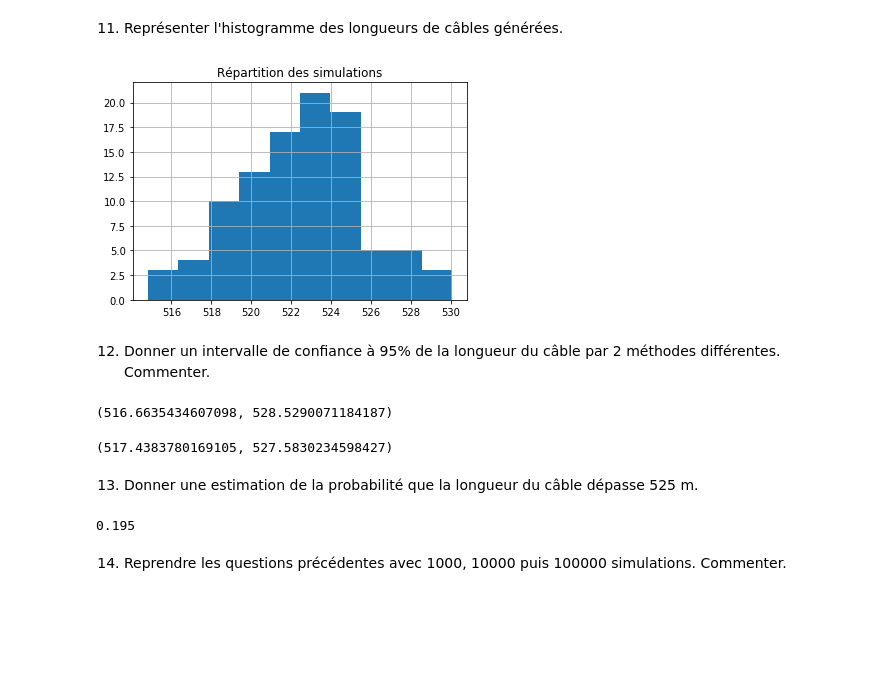
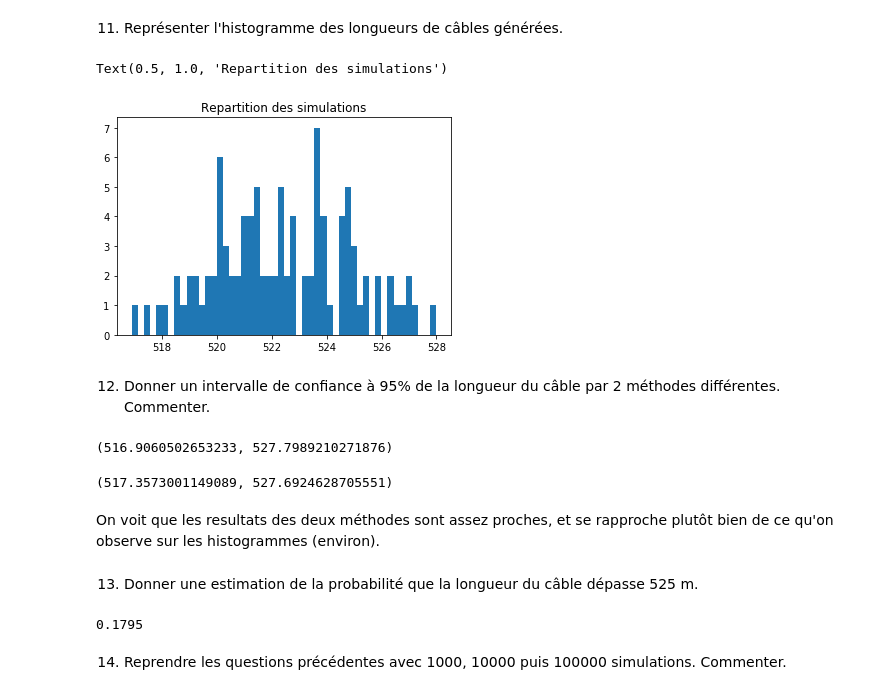
Before and after one commit to BenjaminPiet/Projet_proba, a Jupyter notebook: Projet_numerique_de_Probabilités.ipynb, the cells around one changed output. Cells and saved outputs as stored; diff of their text form; code cells hidden in the pictures; blank space fills up the shorter version.

```diff
--- a/Projet_numerique_de_Probabilités.ipynb
+++ b/Projet_numerique_de_Probabilités.ipynb
@@ -374,35 +374,29 @@ plt.show()
 On voit que Mn semble tendre vers une valeur proche de 522,5 m lorsque le nombre de simulations augmente
 # %% [markdown]
 11. Représenter l'histogramme des longueurs de câbles générées.
-# %%
-Ln = np.zeros(K)    #où Ln[i] est la longueur de la simulation i
-Kn = np.linspace(1,K+1,K)
-
-for k in range (K) :
-    Ln[k]=longueur_cable(altitude(),Delta)
-
-import pandas as pd
-
-df = pd.DataFrame({'Répartition des simulations':     Ln})
-df.hist()
-plt.show()
-# %% [output]
-[figure, removed]
+# %%
+Ln = np.array([longueur_cable(altitude(),Delta) for i in range(K)])    #où Ln[i] est la longueur de la simulation i
+plt.hist(Ln,bins=50)
+plt.title("Repartition des simulations")
+# %% [output]
+Text(0.5, 1.0, 'Repartition des simulations')
+[figure, added]
 # %% [markdown]
 12. Donner un intervalle de confiance à 95% de la longueur du câble par 2 méthodes différentes. Commenter.
 # %%
 #Methode 1
-#On fait K calculs de longueurs, dont on sait qu'ils suivent une loi gaussienne
+#On fait K calculs de longueurs
+#D'après le théorème centrale limite, pour un K assez grands, on peut approximer la répartition à celle d'une loi gaussienne
 #On calcule la moyenne m et l'ecart type s de cet echantillon
-#L'intervalle à 95% est alors approximativement [m-2s;m+2s]
+#L'intervalle à 95% est alors approximativement [m-1.96s;m+1.96s] d'après le poly de proba V
 def inter_95_m1(K):
     Ln=np.array([longueur_cable(altitude(),Delta) for i in range(K)])
     moy=np.average(Ln)
     ecart_type=(np.var(Ln))**0.5
-    return(moy-2*ecart_type,moy+2*ecart_type)
+    return(moy-1.96*ecart_type,moy+1.96*ecart_type)
 print(inter_95_m1(100))
 # %% [output]
-(516.6635434607098, 528.5290071184187)
+(516.9060502653233, 527.7989210271876)
 # %%
 #Methode 2
 
@@ -431,7 +425,9 @@ def inter_95_m2(P,K):
     return(np.average(lg),np.average(ld))
 print(inter_95_m2(10,100))
 # %% [output]
-(517.4383780169105, 527.5830234598427)
+(517.3573001149089, 527.6924628705551)
+# %% [markdown]
+On voit que les resultats des deux méthodes sont assez proches, et se rapproche plutôt bien de ce qu'on observe sur les histogrammes (environ).
 # %% [markdown]
 13. Donner une estimation de la probabilité que la longueur du câble dépasse 525 m.
 # %%
@@ -453,7 +449,7 @@ def proba_depasse(L_lim,P,K):
     return np.average(l)/K
 print(proba_depasse(525,20,100))
 # %% [output]
-0.195
+0.1795
 # %% [markdown]
 14. Reprendre les questions précédentes avec 1000, 10000 puis 100000 simulations. Commenter.
 # %%
```
Also changed, not shown: parts of 23 cells of this notebook.
